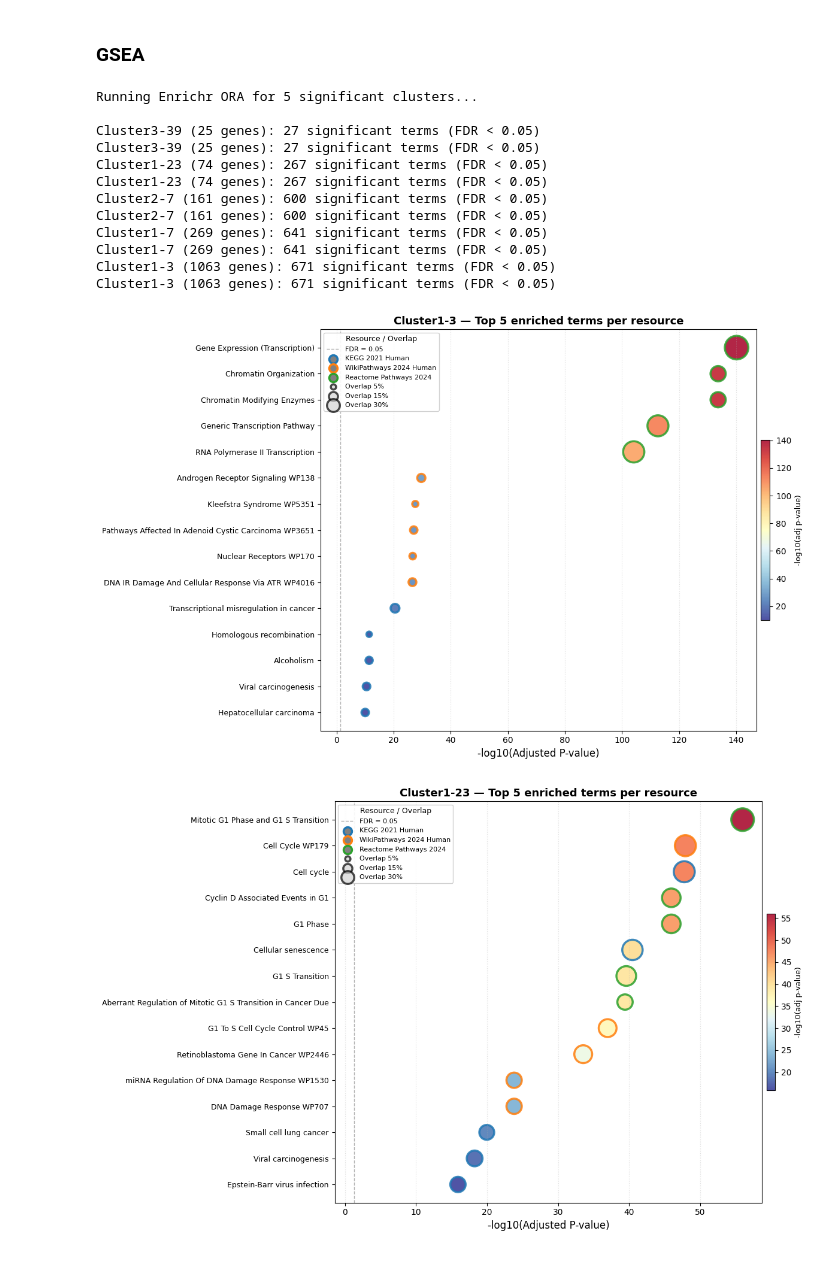
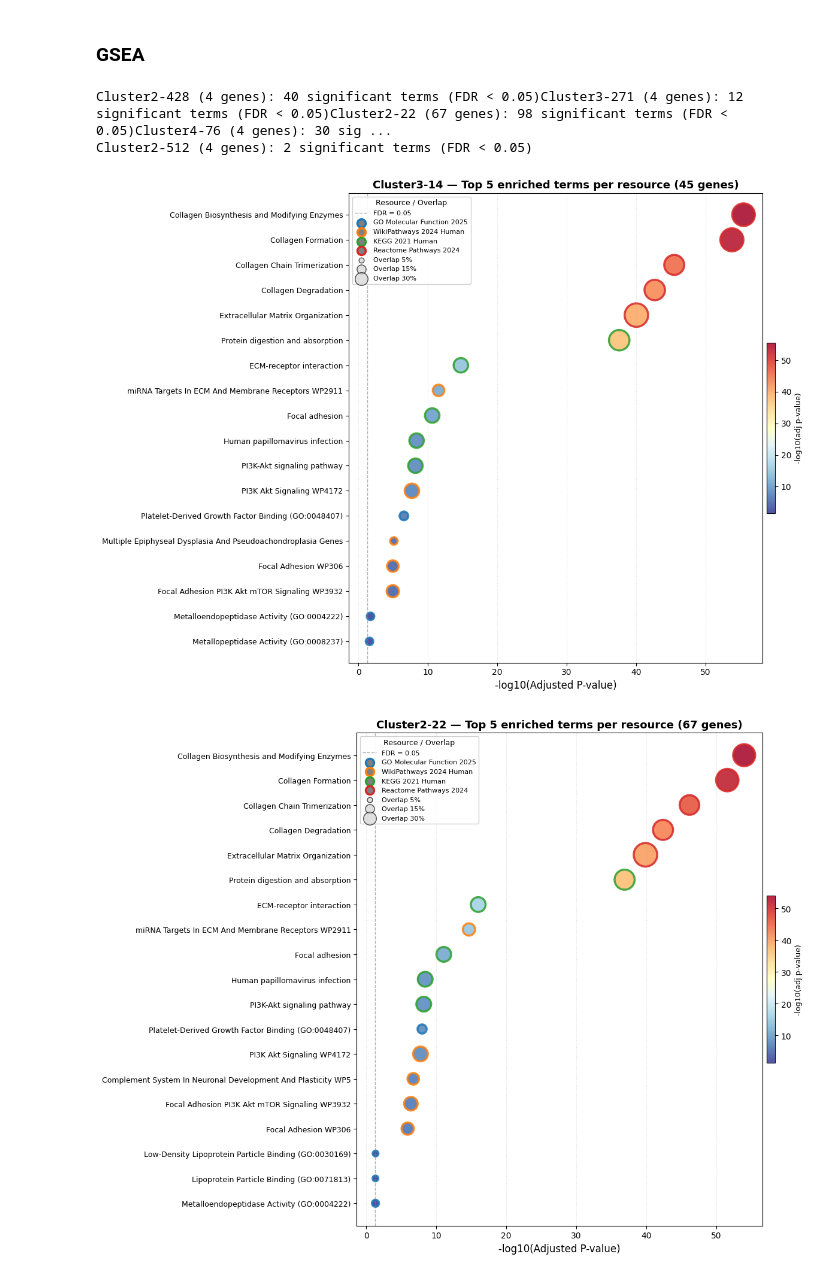
Before and after one commit to ikernunezca/HiDeF_transmed, a Jupyter notebook: hidef_CMS.ipynb, the cells around one changed output. Saved outputs shown, nothing was run; the diff lists cells and outputs as text; code cells hidden in the pictures.

Commit message:
04_05_26
Added readme + chagned some example runs

```diff
--- a/hidef_CMS.ipynb
+++ b/hidef_CMS.ipynb
@@ -29,0 +30,5 @@ input_genes[:10]
+# %%
+if len(input_genes) > 150:
+    input_genes = input_genes[:150]
+
+len(input_genes)
@@ -34,7 +41,7 @@ input_genes[:10]
 # %%
 
 # Import nodes file from HiDeF output (test_run_1_.nodes) into a dictionary with cluster id as key and list of genes as value
-nodes_df = pd.read_csv('output_examples/test_run_1_.nodes', sep='\t', header=None)
+nodes_df = pd.read_csv('output_examples/test_run_k10_.nodes', sep='\t', header=None)
 
 # Column 0: cluster name, column 1: size, column 2: space-separated genes
 nodes_dict = {
@@ -136,5 +139,9 @@ print(f"Background: {N} genes, {K} disease genes")
 print(f"\nTotal clusters tested: {len(results_df)}")
 print(f"Significant clusters (FDR < 0.05): {results_df['significant'].sum()}")
 print()
+
+# Filter significant entries with only 1 disease gene
+results_df = results_df[results_df['disease_genes_in_cluster'] > 1]
+
 results_df.head(20)
 # %% [output]
@@ -265,11 +271,10 @@ import gseapy as gp
 from multiprocessing import Pool
 
 # Gene set databases to query
-gene_sets = ['KEGG_2021_Human', 'Reactome_Pathways_2024','WikiPathways_2024_Human']
+gene_sets = ['KEGG_2021_Human', 'Reactome_Pathways_2024','WikiPathways_2024_Human','GO_Molecular_Function_2025']
 
 # Get significant clusters
 significant_clusters = results_df[results_df['significant']]['cluster'].tolist()
-print(f"Running Enrichr ORA for {len(significant_clusters)} significant clusters...\n")
 
 gsea_results = {}
 
@@ -299,18 +304,8 @@ with Pool() as pool:
 for cluster_id, results in results_list:
     gsea_results[cluster_id] = results
 # %% [output]
-Running Enrichr ORA for 5 significant clusters...
-
-Cluster3-39 (25 genes): 27 significant terms (FDR < 0.05)
-Cluster3-39 (25 genes): 27 significant terms (FDR < 0.05)
-Cluster1-23 (74 genes): 267 significant terms (FDR < 0.05)
-Cluster1-23 (74 genes): 267 significant terms (FDR < 0.05)
-Cluster2-7 (161 genes): 600 significant terms (FDR < 0.05)
-Cluster2-7 (161 genes): 600 significant terms (FDR < 0.05)
-Cluster1-7 (269 genes): 641 significant terms (FDR < 0.05)
-Cluster1-7 (269 genes): 641 significant terms (FDR < 0.05)
-Cluster1-3 (1063 genes): 671 significant terms (FDR < 0.05)
-Cluster1-3 (1063 genes): 671 significant terms (FDR < 0.05)
+Cluster2-428 (4 genes): 40 significant terms (FDR < 0.05)Cluster3-271 (4 genes): 12 significant terms (FDR < 0.05)Cluster2-22 (67 genes): 98 significant terms (FDR < 0.05)Cluster4-76 (4 genes): 30 sig ...
+Cluster2-512 (4 genes): 2 significant terms (FDR < 0.05)
 # %%
 import numpy as np
 
@@ -335,7 +330,7 @@ for cluster_id, df in gsea_results.items():
         df['overlap_ratio'] = df['Genes'].str.split(';').apply(len) / df['Genes'].str.split(';').apply(len).max()
     else:
         df['overlap_ratio'] = 0.1  # default value
-    df['-log10_padj'] = -np.log10(df['Adjusted P-value'].clip(lower=1e-300))
+    df['-log10_padj'] = -np.log10(df['Adjusted P-value'].astype(float).clip(lower=1e-300))
     df['Term_short'] = df['Term'].str.slice(0, 60)
 
     # Select top N significant terms per gene set resource
@@ -365,33 +360,33 @@ for cluster_id, df in gsea_results.items():
         s=top_df['overlap_ratio'] * 800,
         c=top_df['-log10_padj'],
         cmap='RdYlBu_r',
         alpha=0.85,
         edgecolors=colors,
         linewidths=2.5
     )
 
     ax.axvline(x=-np.log10(fdr_cutoff), color='gray', linestyle='--', linewidth=1, alpha=0.6, label=f'FDR = {fdr_cutoff}')
     ax.set_xlabel('-log10(Adjusted P-value)', fontsize=12)
-    ax.set_title(f'{cluster_id} — Top {top_n} enriched terms per resource', fontsize=13, fontweight='bold')
+    ax.set_title(f'{cluster_id} — Top {top_n} enriched terms per resource ({len(clusters_with_input_genes[cluster_id])} genes)', fontsize=13, fontweight='bold')
     ax.tick_params(axis='y', labelsize=9)
     ax.grid(axis='x', linestyle=':', alpha=0.4)
 
     # Colorbar for significance
     cbar = plt.colorbar(scatter, ax=ax, pad=0.01, fraction=0.02)
     cbar.set_label('-log10(adj p-value)', fontsize=9)
 
     # Gene set source legend (edge color)
     for src, col in source_colors.items():
         ax.scatter([], [], s=100, facecolors='gray', edgecolors=col, linewidths=2.5, label=src.replace('_', ' '))
 
     # Overlap size legend
     for ratio, label in [(0.05, '5%'), (0.15, '15%'), (0.30, '30%')]:
         ax.scatter([], [], s=ratio * 800, c='lightgray', edgecolors='black', linewidths=1, alpha=0.7, label=f'Overlap {label}')
 
     ax.legend(fontsize=8, loc='upper left', framealpha=0.9, title='Resource / Overlap', title_fontsize=9)
 
     plt.tight_layout()
     plt.show()
 # %% [output]
-[figure, old version]
+[figure, new version]
-[figure, old version]
+[figure, new version]
```
Also changed, not shown: parts of 12 cells of this notebook, 46 other files.
